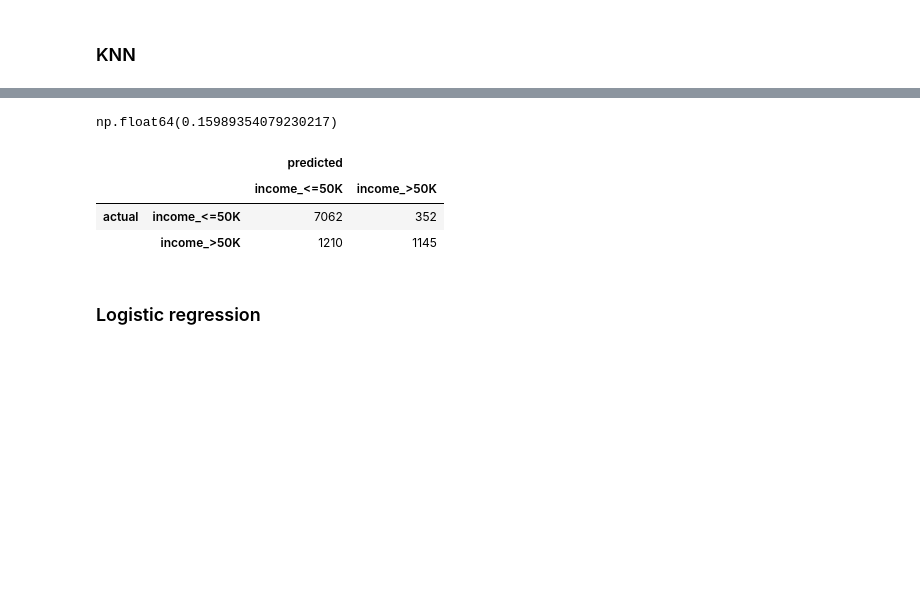
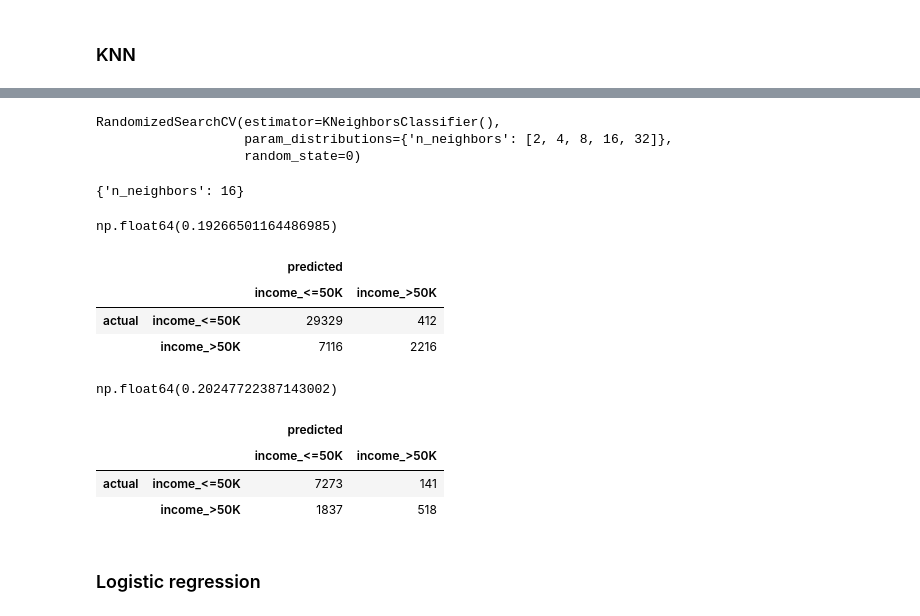
Before and after one commit to jonathanykwong/annual-income, a Jupyter notebook: annual-income.ipynb, the cells around one changed output, grey strips where cells are left out. Saved outputs shown, nothing was run; the diff lists cells and outputs as text; code cells hidden in the pictures; blank space fills up the shorter version.

```diff
--- a/annual-income.ipynb
+++ b/annual-income.ipynb
@@ -210,15 +194,40 @@ labelled_confusion_matrix(y_train, knn.predict(X_train))
-# %%
-# test error
-error_rate(y_test, knn.predict(X_test))
-# %% [output]
-np.float64(0.15989354079230217)
-# %%
-labelled_confusion_matrix(y_test, knn.predict(X_test))
-# %% [output]
-|  |  | predicted |  |
-|  |  | income_<=50K | income_>50K |
-| actual | income_<=50K | 7062 | 352 |
-|  | income_>50K | 1210 | 1145 |
+# %%
+knn = KNeighborsClassifier()
+distributions = {"n_neighbors": [2, 4, 8, 16, 32]}
+knn_search = RandomizedSearchCV(knn, distributions, random_state=0)
+knn_search.fit(X_train, y_train)
+# %% [output]
+RandomizedSearchCV(estimator=KNeighborsClassifier(),
+                   param_distributions={'n_neighbors': [2, 4, 8, 16, 32]},
+                   random_state=0)
+# %%
+knn_search.best_params_
+# %% [output]
+{'n_neighbors': 16}
+# %%
+# train error
+error_rate(y_train, knn_search.predict(X_train))
+# %% [output]
+np.float64(0.19266501164486985)
+# %%
+labelled_confusion_matrix(y_train, knn_search.predict(X_train))
+# %% [output]
+|  |  | predicted |  |
+|  |  | income_<=50K | income_>50K |
+| actual | income_<=50K | 29329 | 412 |
+|  | income_>50K | 7116 | 2216 |
+# %%
+# test error
+error_rate(y_test, knn_search.predict(X_test))
+# %% [output]
+np.float64(0.20247722387143002)
+# %%
+labelled_confusion_matrix(y_test, knn_search.predict(X_test))
+# %% [output]
+|  |  | predicted |  |
+|  |  | income_<=50K | income_>50K |
+| actual | income_<=50K | 7273 | 141 |
+|  | income_>50K | 1837 | 518 |
 # %% [markdown]
 ### Logistic regression
 # %%
```
Also changed, not shown: parts of 5 cells of this notebook.
